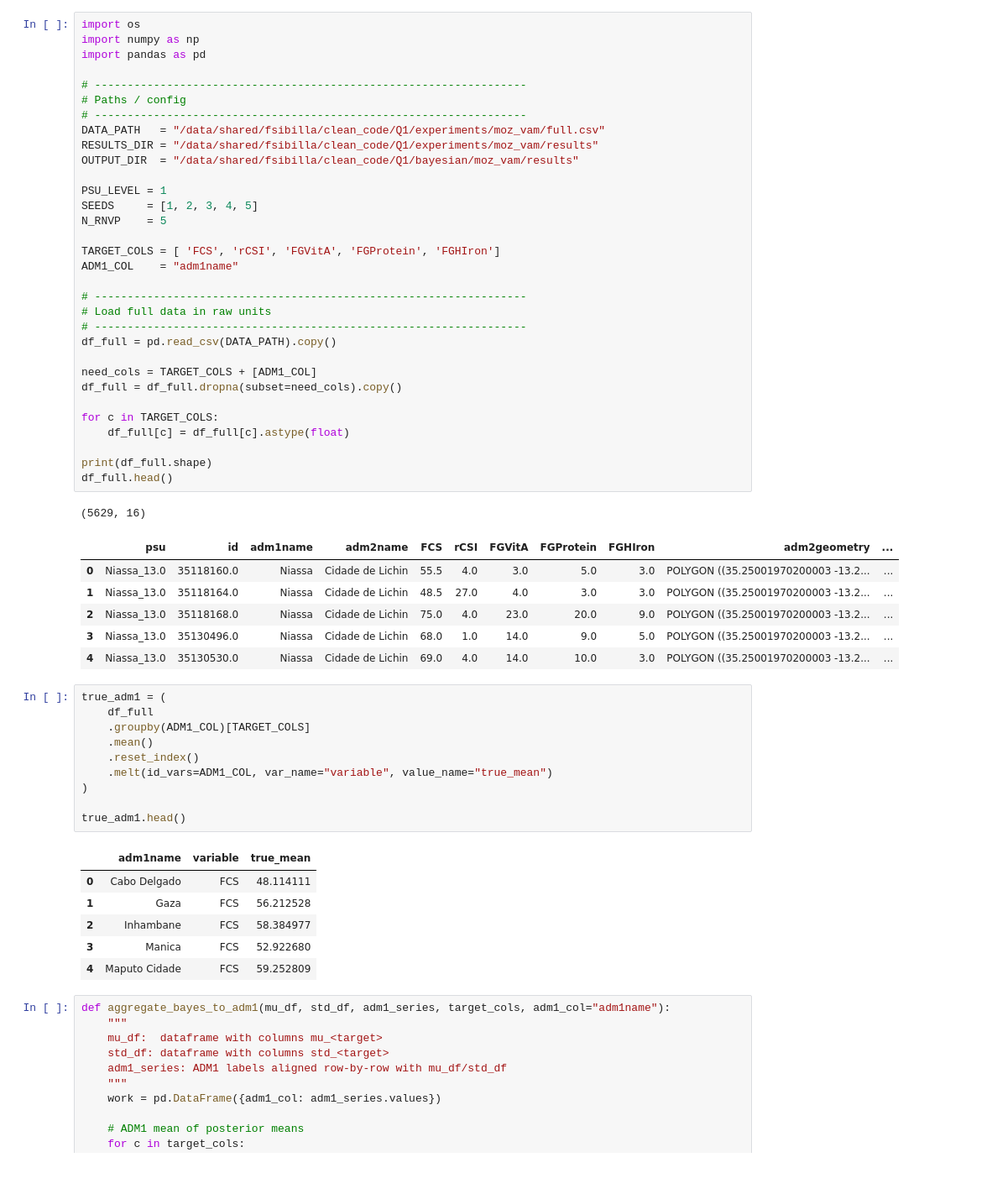
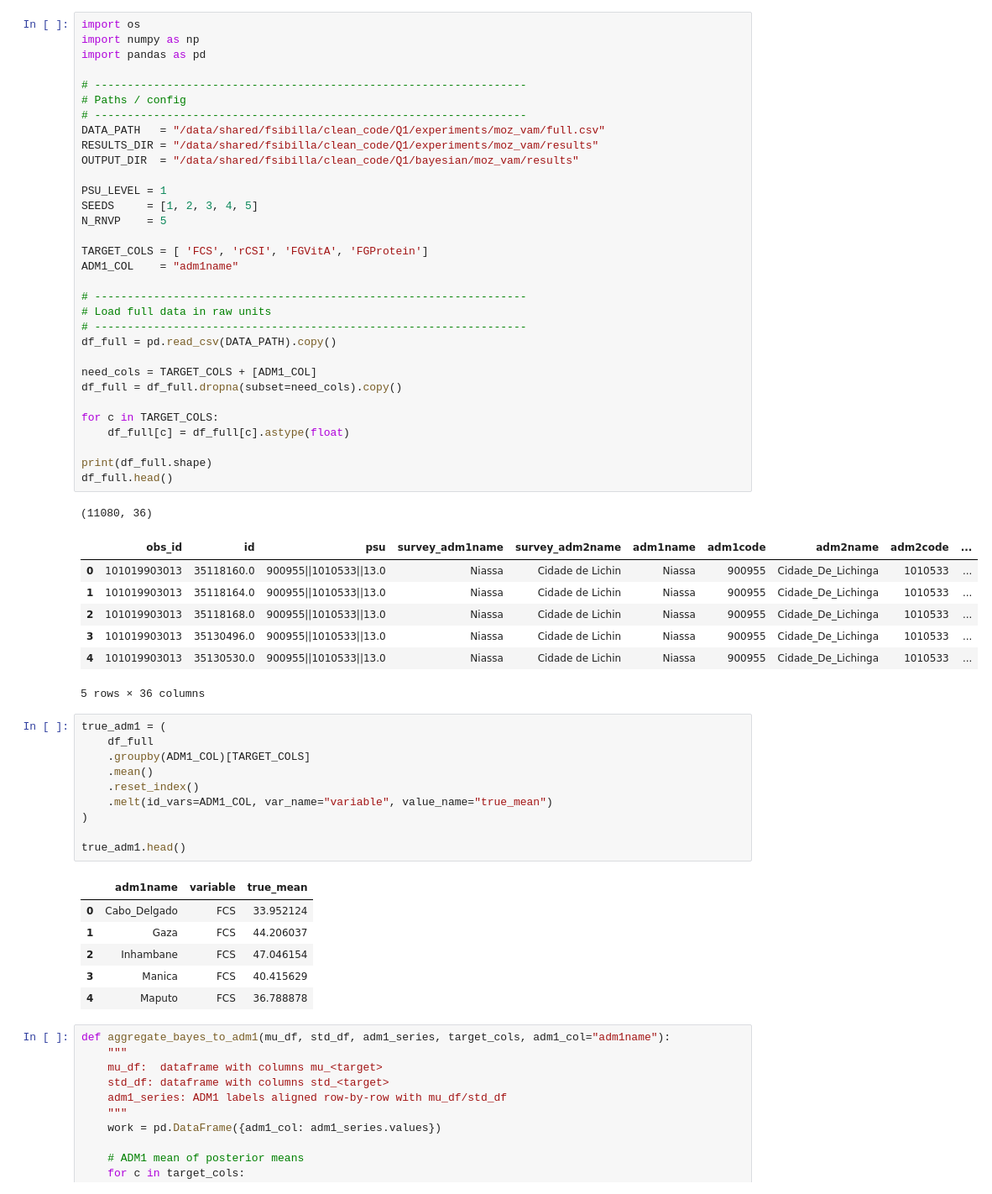
Before and after one commit to federicasibilla/cNF_HS, a Jupyter notebook: Q1/bayesian/moz_vam/evaluate.ipynb, the cells around one changed output. Shown at 84% size. Saved outputs shown, nothing was run; the diff lists cells and outputs as text.

```diff
--- a/Q1/bayesian/moz_vam/evaluate.ipynb
+++ b/Q1/bayesian/moz_vam/evaluate.ipynb
@@ -3,41 +3,42 @@ import os
 import numpy as np
 import pandas as pd
 
 # ------------------------------------------------------------------
 # Paths / config
 # ------------------------------------------------------------------
 DATA_PATH   = "/data/shared/fsibilla/clean_code/Q1/experiments/moz_vam/full.csv"
 RESULTS_DIR = "/data/shared/fsibilla/clean_code/Q1/experiments/moz_vam/results"
 OUTPUT_DIR  = "/data/shared/fsibilla/clean_code/Q1/bayesian/moz_vam/results"
 
 PSU_LEVEL = 1
 SEEDS     = [1, 2, 3, 4, 5]
 N_RNVP    = 5
 
-TARGET_COLS = [ 'FCS', 'rCSI', 'FGVitA', 'FGProtein', 'FGHIron']
+TARGET_COLS = [ 'FCS', 'rCSI', 'FGVitA', 'FGProtein']
 ADM1_COL    = "adm1name"
 
 # ------------------------------------------------------------------
 # Load full data in raw units
 # ------------------------------------------------------------------
 df_full = pd.read_csv(DATA_PATH).copy()
 
 need_cols = TARGET_COLS + [ADM1_COL]
 df_full = df_full.dropna(subset=need_cols).copy()
 
 for c in TARGET_COLS:
     df_full[c] = df_full[c].astype(float)
 
 print(df_full.shape)
 df_full.head()
 # %% [output]
-(5629, 16)
+(11080, 36)
-|  | psu | id | adm1name | adm2name | FCS | rCSI | FGVitA | FGProtein | FGHIron | adm2geometry | ... |
-| 0 | Niassa_13.0 | 35118160.0 | Niassa | Cidade de Lichin | 55.5 | 4.0 | 3.0 | 5.0 | 3.0 | POLYGON ((35.25001970200003 -13.2... | ... |
-| 1 | Niassa_13.0 | 35118164.0 | Niassa | Cidade de Lichin | 48.5 | 27.0 | 4.0 | 3.0 | 3.0 | POLYGON ((35.25001970200003 -13.2... | ... |
-| 2 | Niassa_13.0 | 35118168.0 | Niassa | Cidade de Lichin | 75.0 | 4.0 | 23.0 | 20.0 | 9.0 | POLYGON ((35.25001970200003 -13.2... | ... |
-| 3 | Niassa_13.0 | 35130496.0 | Niassa | Cidade de Lichin | 68.0 | 1.0 | 14.0 | 9.0 | 5.0 | POLYGON ((35.25001970200003 -13.2... | ... |
-| 4 | Niassa_13.0 | 35130530.0 | Niassa | Cidade de Lichin | 69.0 | 4.0 | 14.0 | 10.0 | 3.0 | POLYGON ((35.25001970200003 -13.2... | ... |
+|  | obs_id | id | psu | survey_adm1name | survey_adm2name | adm1name | adm1code | adm2name | adm2code | ... |
+| 0 | 101019903013 | 35118160.0 | 900955||1010533||13.0 | Niassa | Cidade de Lichin | Niassa | 900955 | Cidade_De_Lichinga | 1010533 | ... |
+| 1 | 101019903013 | 35118164.0 | 900955||1010533||13.0 | Niassa | Cidade de Lichin | Niassa | 900955 | Cidade_De_Lichinga | 1010533 | ... |
+| 2 | 101019903013 | 35118168.0 | 900955||1010533||13.0 | Niassa | Cidade de Lichin | Niassa | 900955 | Cidade_De_Lichinga | 1010533 | ... |
+| 3 | 101019903013 | 35130496.0 | 900955||1010533||13.0 | Niassa | Cidade de Lichin | Niassa | 900955 | Cidade_De_Lichinga | 1010533 | ... |
+| 4 | 101019903013 | 35130530.0 | 900955||1010533||13.0 | Niassa | Cidade de Lichin | Niassa | 900955 | Cidade_De_Lichinga | 1010533 | ... |
+5 rows × 36 columns
 # %%
 true_adm1 = (
     df_full
@@ -50,11 +51,11 @@ true_adm1 = (
 true_adm1.head()
 # %% [output]
 |  | adm1name | variable | true_mean |
-| 0 | Cabo Delgado | FCS | 48.114111 |
-| 1 | Gaza | FCS | 56.212528 |
-| 2 | Inhambane | FCS | 58.384977 |
-| 3 | Manica | FCS | 52.922680 |
-| 4 | Maputo Cidade | FCS | 59.252809 |
+| 0 | Cabo_Delgado | FCS | 33.952124 |
+| 1 | Gaza | FCS | 44.206037 |
+| 2 | Inhambane | FCS | 47.046154 |
+| 3 | Manica | FCS | 40.415629 |
+| 4 | Maputo | FCS | 36.788878 |
 # %%
 def aggregate_bayes_to_adm1(mu_df, std_df, adm1_series, target_cols, adm1_col="adm1name"):
     """
```
Also changed, not shown: parts of 7 cells of this notebook, 23 other files.
